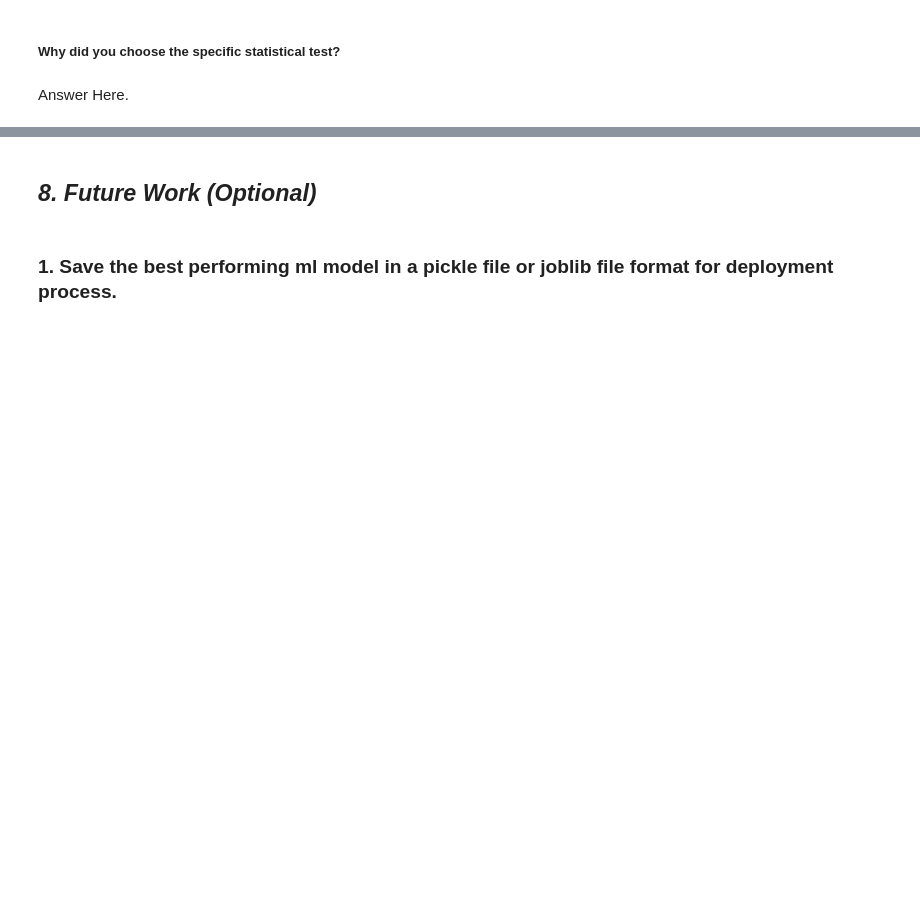
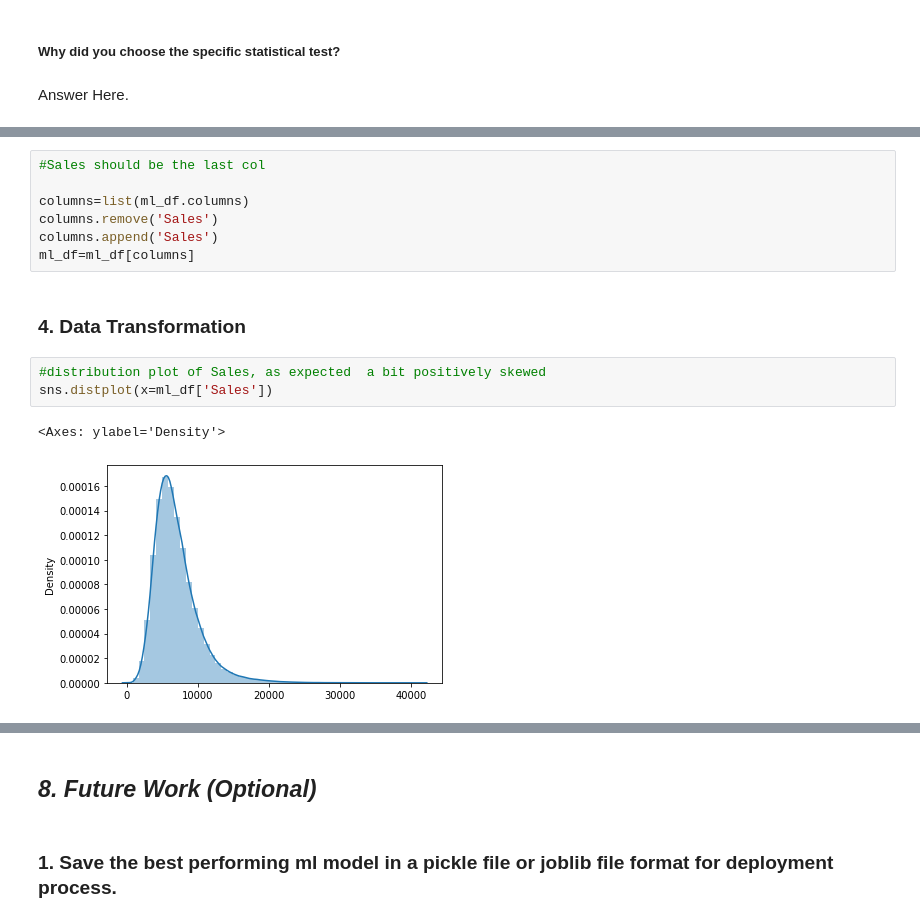
Before and after one commit to Rajat-Sri/Capstone---2---Rossmann-Sales-Prediction-Regression-Model, a Jupyter notebook: Rossmann_Sales_Prediction_Regression_Model.ipynb, the cells around one changed output, grey strips where cells are left out. Drawn from its saved outputs; the diff is of its cells as text; blank space fills up the shorter version.

```diff
--- a/Rossmann_Sales_Prediction_Regression_Model.ipynb
+++ b/Rossmann_Sales_Prediction_Regression_Model.ipynb
@@ -1036,0 +1310,15 @@ Answer Here.
+# %%
+#Sales should be the last col
+
+columns=list(ml_df.columns)
+columns.remove('Sales')
+columns.append('Sales')
+ml_df=ml_df[columns]
+# %% [markdown]
+### 4. Data Transformation
+# %%
+#distribution plot of Sales, as expected  a bit positively skewed
+sns.distplot(x=ml_df['Sales'])
+# %% [output]
+<Axes: ylabel='Density'>
+[figure, added]
```
Also changed, not shown: parts of 59 cells of this notebook.
